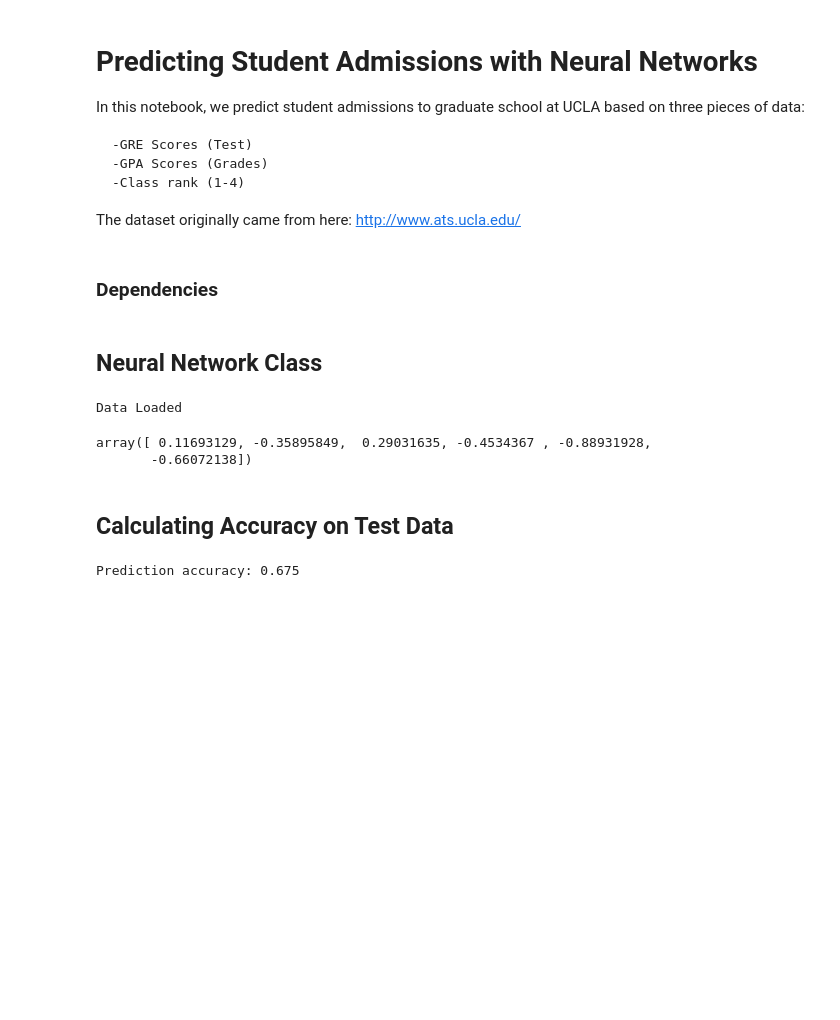
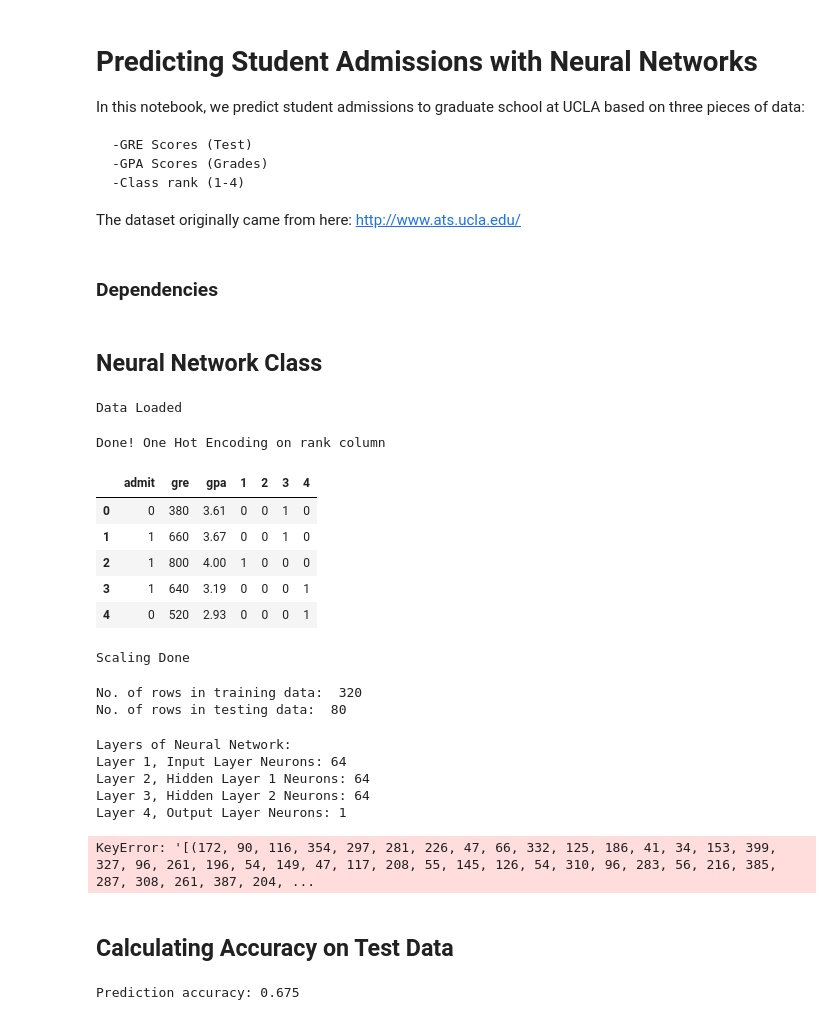
Before and after one commit to vipul02/DeepLearning, a Jupyter notebook: 2. Neural Networks/2. Gradient Descent/Multi-Class Classification Neural Networks.ipynb, the cells around one changed output. Drawn from its saved outputs; the diff is of its cells as text; code cells hidden in the pictures; blank space fills up the shorter version.

Commit message:
training started

```diff
--- a/2. Neural Networks/2. Gradient Descent/Multi-Class Classification Neural Networks.ipynb
+++ b/2. Neural Networks/2. Gradient Descent/Multi-Class Classification Neural Networks.ipynb
@@ -68,10 +68,10 @@ class NN:
         train_data, test_data = self.__data.iloc[sample], self.__data.drop(sample)
         print('No. of rows in training data: ', len(train_data))
         print('No. of rows in testing data: ', len(test_data))
-        self.__features = np.array(train_data.drop([label_col], axis=1))
-        self.__labels = np.array(train_data[label_col])
-        self.__features_test = np.array(test_data.drop([label_col], axis=1))
-        self.__labels_test = np.array(test_data[label_col])
+        self.__features = train_data.drop([label_col], axis=1)
+        self.__labels = train_data[label_col]
+        self.__features_test = test_data.drop([label_col], axis=1)
+        self.__labels_test = test_data[label_col]
 
 
     # activation function
@@ -83,7 +83,7 @@ class NN:
 
 
     # derivative of loss function in forward pass
-    def delForward(self, x, y):
+    def __delForward(self, x, y):
         return np.matmul(x.T, y*(1-y))
 
 
@@ -103,7 +103,7 @@ class NN:
     def __forward(self):
         for i in range(len(self.__neurons)-1):
             self.__activations.append(sigmoid(np.dot(self.__activations[i], weights[i+1])))
-            self.__del_forward.append(delForward(self.__activations[i], self.__activations[i+1]))
+            self.__del_forward.append(__delForward(self.__activations[i], self.__activations[i+1]))
 
 
     # reverse/backward pass
@@ -119,7 +119,10 @@ class NN:
 
 
     # return weights
-    def getWeights(s)
+    def getWeights(self):
+        return self.__weights
+
+
     # Training Neural Network
     def train_nn(self, epochs=1000, alpha=0.1, batch_size=64):
         # n_records, n_features = features.shape
@@ -131,7 +134,7 @@ class NN:
             self.__weights.append(np.random.normal(scale=self.__neurons[i]**-.5, size=(self.__neurons[i], self.__neurons[i+1])))
 
         for e in range(epochs):
-            indices = np.random.choice(self.__features, size=(batch_size, features[0]), replace=False)
+            indices = np.random.choice(self.__features.index, size=(batch_size, len(self.__features)))
 
             # forward
             self.__activations = [self.__features[indices]]
@@ -156,15 +159,52 @@ class NN:
                 last_loss = loss
                 print("============")
         print('Training Finished')
+
+
+    # Test - Accuracy
+    def accuracy(self):
+        test_output = sigmoid(np.dot(self.__features_test, self.__weights))
+        predictions = test_output > 0.5
+        accuracy = np.mean(predictions == self.__labels_test)
+        print("Prediction accuracy: {:.3f}".format(accuracy))
 # %%
 obj = NN('student_data.csv')
 # %% [output]
 Data Loaded
-# %%
-weights
-# %% [output]
-array([ 0.11693129, -0.35895849,  0.29031635, -0.4534367 , -0.88931928,
-       -0.66072138])
+# %%
+obj.one_hot_encoder('rank')
+# %% [output]
+Done! One Hot Encoding on rank column
+# %%
+obj.getData().head()
+# %% [output]
+|  | admit | gre | gpa | 1 | 2 | 3 | 4 |
+| 0 | 0 | 380 | 3.61 | 0 | 0 | 1 | 0 |
+| 1 | 1 | 660 | 3.67 | 0 | 0 | 1 | 0 |
+| 2 | 1 | 800 | 4.00 | 1 | 0 | 0 | 0 |
+| 3 | 1 | 640 | 3.19 | 0 | 0 | 0 | 1 |
+| 4 | 0 | 520 | 2.93 | 0 | 0 | 0 | 1 |
+# %%
+obj.scale_data(['gre', 'gpa'])
+# %% [output]
+Scaling Done
+# %%
+obj.train_test_split('admit')
+# %% [output]
+No. of rows in training data:  320
+No. of rows in testing data:  80
+# %%
+obj.layers([64, 64, 64, 1])
+# %% [output]
+Layers of Neural Network:
+Layer 1, Input Layer Neurons: 64
+Layer 2, Hidden Layer 1 Neurons: 64
+Layer 3, Hidden Layer 2 Neurons: 64
+Layer 4, Output Layer Neurons: 1
+# %%
+obj.train_nn()
+# %% [output]
+KeyError: '[(172, 90, 116, 354, 297, 281, 226, 47, 66, 332, 125, 186, 41, 34, 153, 399, 327, 96, 261, 196, 54, 149, 47, 117, 208, 55, 145, 126, 54, 310, 96, 283, 56, 216, 385, 287, 308, 261, 387, 204, ...
 # %% [markdown]
 ## Calculating Accuracy on Test Data
 # %%
```
